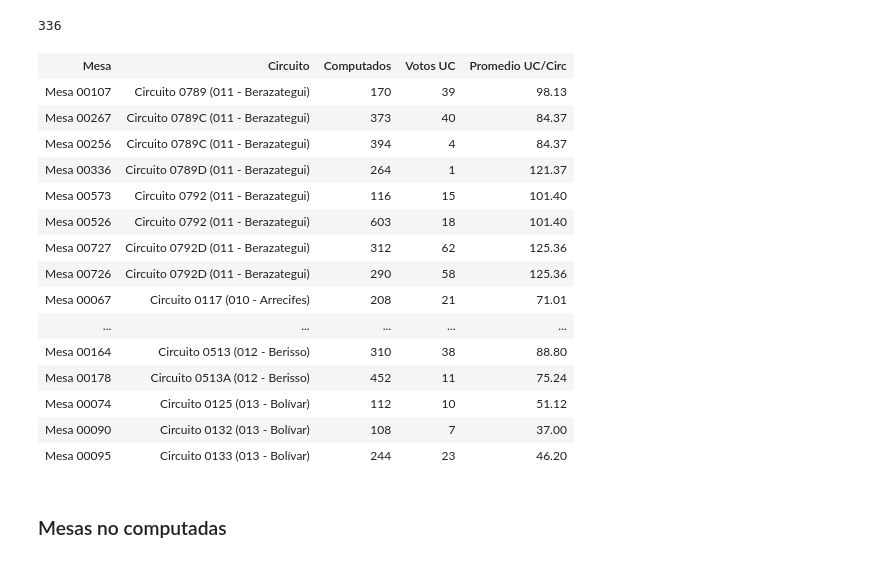
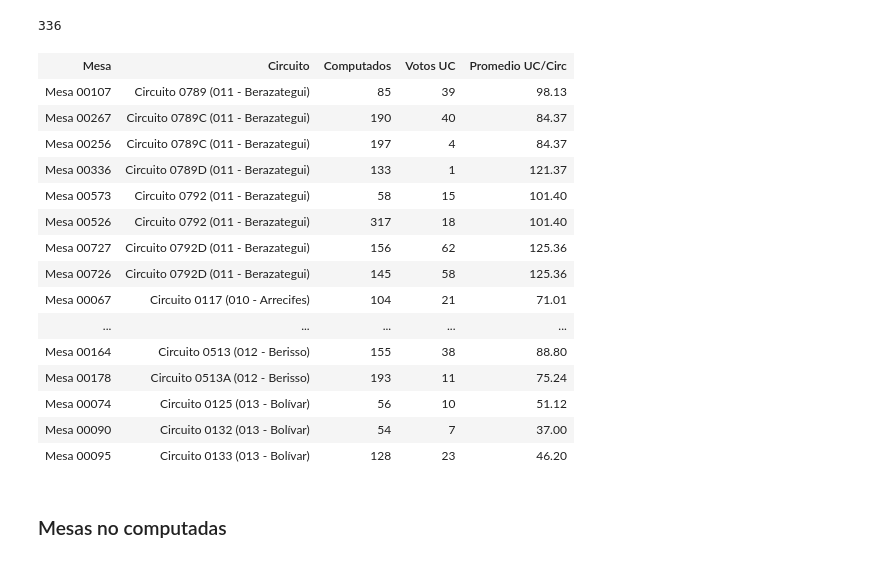
Before and after one commit to mgaitan/mesas_ba, a Jupyter notebook: mesas_sospechosas.ipynb, the cells around one changed output. Drawn from its saved outputs; the diff is of its cells as text; code cells hidden in the pictures.

```diff
--- a/mesas_sospechosas.ipynb
+++ b/mesas_sospechosas.ipynb
@@ -78,8 +78,18 @@ class Mesa(models.Model):
         unique_together = ('circuito', 'numero')
 
     @property
+    def computados_sen(self):
+        return self.resultados.filter(categoria='sen').aggregate(Sum('votos'))['votos__sum']
+
+    @property
+    def computados_dip(self):
+        return self.resultados.filter(categoria='dip').aggregate(Sum('votos'))['votos__sum']
+
+    @property
     def computados(self):
-        return self.resultados.aggregate(Sum('votos'))['votos__sum']
+        # aprox
+        return (self.computados_sen + self.computados_dip) // 2
+
 
     def __str__(self):
         return u"Mesa %s (%s)" % (self.numero, self.circuito)
@@ -331,28 +341,28 @@ len(mesas)
 # %%
 html = '<table class="table"><tr><th>Mesa</th><th>Circuito</th><th>Computados</th><th>Votos UC</th><th>Promedio UC/Circ</th></tr>'
 for l in mesas:
     mesa, vot_uc, promedio_uc_circuito = l
-    html += f"<tr><td><a href='{mesa.absolute_url}'>Mesa {mesa.numero}</a></td><td> {mesa.circuito} </td><td> {mesa.computados} </td><td>{vot_uc}</td><td> {promedio_uc_circuito:.2f}</td></tr>"
+    html += f"<tr><td><a href='{mesa.absolute_url}'>Mesa {mesa.numero}</a></td><td> {mesa.circuito} </td><td> {mesa.computados_sen} </td><td>{vot_uc}</td><td> {promedio_uc_circuito:.2f}</td></tr>"
 html += '</table>'
 
 display_html(HTML(html))
 # %% [output]
 | Mesa | Circuito | Computados | Votos UC | Promedio UC/Circ |
-| Mesa 00107 | Circuito 0789 (011 - Berazategui) | 170 | 39 | 98.13 |
-| Mesa 00267 | Circuito 0789C (011 - Berazategui) | 373 | 40 | 84.37 |
-| Mesa 00256 | Circuito 0789C (011 - Berazategui) | 394 | 4 | 84.37 |
-| Mesa 00336 | Circuito 0789D (011 - Berazategui) | 264 | 1 | 121.37 |
-| Mesa 00573 | Circuito 0792 (011 - Berazategui) | 116 | 15 | 101.40 |
-| Mesa 00526 | Circuito 0792 (011 - Berazategui) | 603 | 18 | 101.40 |
-| Mesa 00727 | Circuito 0792D (011 - Berazategui) | 312 | 62 | 125.36 |
-| Mesa 00726 | Circuito 0792D (011 - Berazategui) | 290 | 58 | 125.36 |
-| Mesa 00067 | Circuito 0117 (010 - Arrecifes) | 208 | 21 | 71.01 |
+| Mesa 00107 | Circuito 0789 (011 - Berazategui) | 85 | 39 | 98.13 |
+| Mesa 00267 | Circuito 0789C (011 - Berazategui) | 190 | 40 | 84.37 |
+| Mesa 00256 | Circuito 0789C (011 - Berazategui) | 197 | 4 | 84.37 |
+| Mesa 00336 | Circuito 0789D (011 - Berazategui) | 133 | 1 | 121.37 |
+| Mesa 00573 | Circuito 0792 (011 - Berazategui) | 58 | 15 | 101.40 |
+| Mesa 00526 | Circuito 0792 (011 - Berazategui) | 317 | 18 | 101.40 |
+| Mesa 00727 | Circuito 0792D (011 - Berazategui) | 156 | 62 | 125.36 |
+| Mesa 00726 | Circuito 0792D (011 - Berazategui) | 145 | 58 | 125.36 |
+| Mesa 00067 | Circuito 0117 (010 - Arrecifes) | 104 | 21 | 71.01 |
 | ... | ... | ... | ... | ... |
-| Mesa 00164 | Circuito 0513 (012 - Berisso) | 310 | 38 | 88.80 |
-| Mesa 00178 | Circuito 0513A (012 - Berisso) | 452 | 11 | 75.24 |
-| Mesa 00074 | Circuito 0125 (013 - Bolívar) | 112 | 10 | 51.12 |
-| Mesa 00090 | Circuito 0132 (013 - Bolívar) | 108 | 7 | 37.00 |
-| Mesa 00095 | Circuito 0133 (013 - Bolívar) | 244 | 23 | 46.20 |
+| Mesa 00164 | Circuito 0513 (012 - Berisso) | 155 | 38 | 88.80 |
+| Mesa 00178 | Circuito 0513A (012 - Berisso) | 193 | 11 | 75.24 |
+| Mesa 00074 | Circuito 0125 (013 - Bolívar) | 56 | 10 | 51.12 |
+| Mesa 00090 | Circuito 0132 (013 - Bolívar) | 54 | 7 | 37.00 |
+| Mesa 00095 | Circuito 0133 (013 - Bolívar) | 128 | 23 | 46.20 |
 # %% [markdown]
 ### Mesas no computadas
 # %%
```
Also changed, not shown: parts of 11 cells of this notebook.
